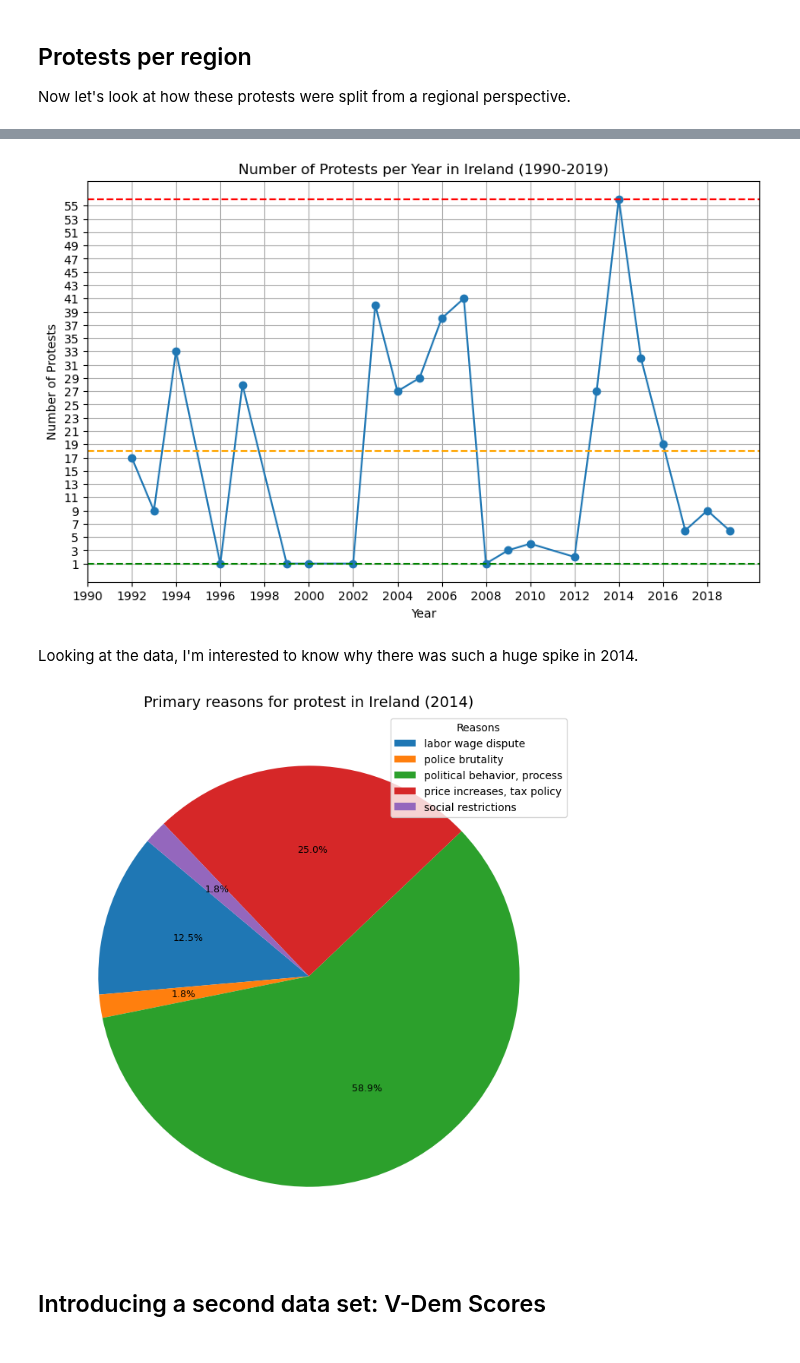
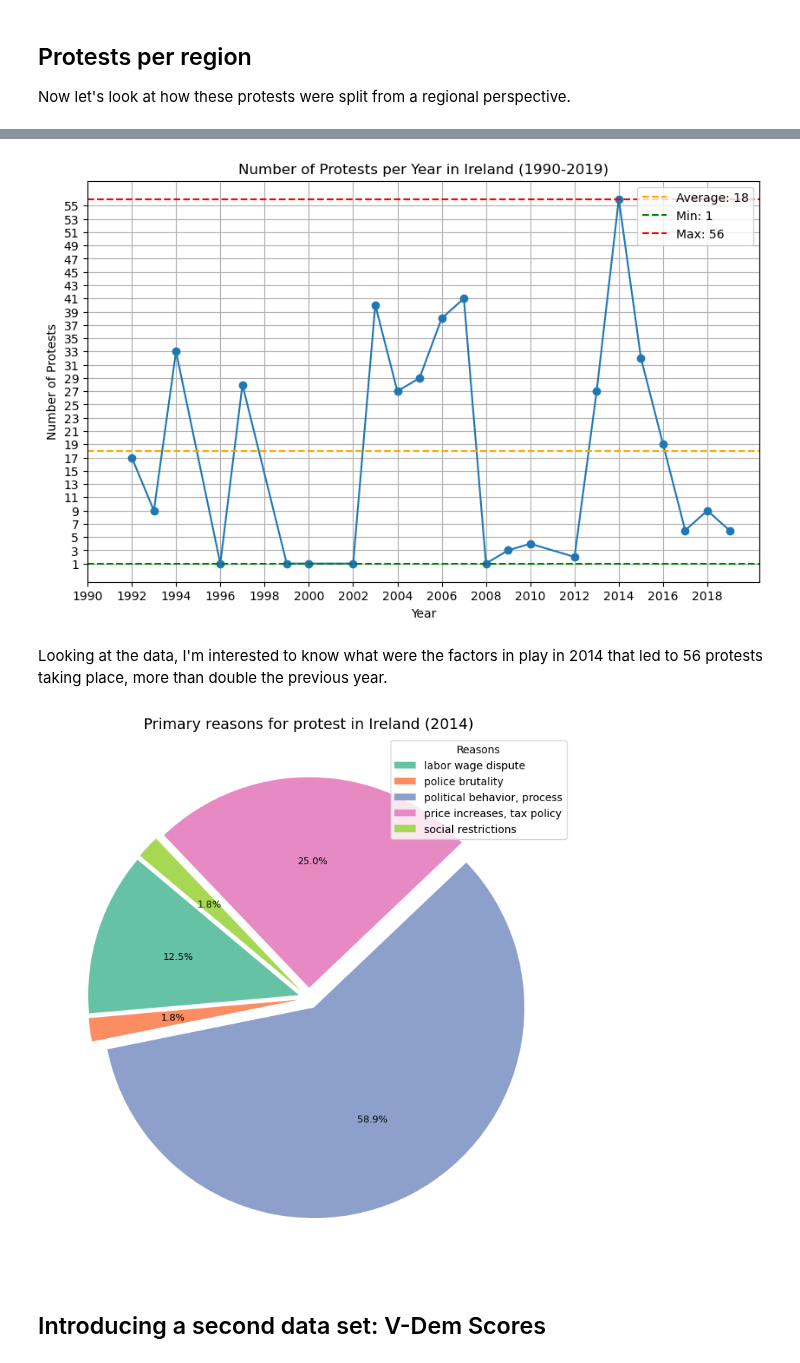
Before and after one commit to MylesHenehan/pfda, a Jupyter notebook: project/project.ipynb, the cells around one changed output, grey strips where cells are left out. Drawn from its saved outputs; the diff is of its cells as text; code cells hidden in the pictures.

```diff
--- a/project/project.ipynb
+++ b/project/project.ipynb
@@ -232,58 +225,55 @@ Let's now refine our analysis to look at Ireland and see if we can observe any t
 # %%
 massmob_ie = massmob_df[massmob_df['country'] == 'Ireland']
 yeargrouped_ie = massmob_ie.groupby('year')
-
-# Count the number of protests for each year
 protests_per_year_ie = yeargrouped_ie.size().reset_index(name='num_protests')
 
-# Calculate average, min, and max
 avg_ie = protests_per_year_ie['num_protests'].mean()
 min_ie = protests_per_year_ie['num_protests'].min()
 max_ie = protests_per_year_ie['num_protests'].max()
 
-# Plot protests per year
 plt.figure(figsize=(10, 6))
 plt.plot(protests_per_year_ie['year'], protests_per_year_ie['num_protests'], marker='o')
 plt.title('Number of Protests per Year in Ireland (1990-2019)')
 plt.xlabel('Year')
 plt.ylabel('Number of Protests')
 
-y_ticks = range(1, int(max_ie) + 1, 2)
+y_ticks = range(1, int(max_ie) + 1, 2) # The
 plt.yticks(y_ticks)
 x_ticks = range(1990, 2019, 2)
 plt.xticks(x_ticks)
 
-plt.axhline(y=avg_ie, color='orange', linestyle='--', label=f'Average: {avg_ie:.2f}')
+plt.axhline(y=avg_ie, color='orange', linestyle='--', label=f'Average: {avg_ie:.0f}')
 plt.axhline(y=min_ie, color='green', linestyle='--', label=f'Min: {min_ie}')
 plt.axhline(y=max_ie, color='red', linestyle='--', label=f'Max: {max_ie}')
 
 plt.grid()
+plt.legend()
 plt.show()
 # %% [output]
-[figure, old version]
+[figure, new version]
 # %% [markdown]
-Looking at the data, I'm interested to know why there was such a huge spike in 2014.
+Looking at the data, I'm interested to know what were the factors in play in 2014 that led to 56 protests taking place, more than double the previous year.
 # %%
 massmob_ie_2014 = massmob_ie[massmob_ie['year'] == 2014]
-
-# Group by Year and Primary Demand, and count the number of protests
 protestreasons_ie_2014 = massmob_ie_2014.groupby(['protesterdemand1']).size().reset_index(name='num_protests')
 
 # Plot pie chart
 plt.figure(figsize=(15, 9))
 wedges, texts, autotexts = plt.pie(
     protestreasons_ie_2014['num_protests'],
-    autopct='%1.1f%%',  # Display percentage with 1 decimal place
+    autopct='%1.1f%%',
      startangle=140,
-    textprops={'fontsize': 9}  # Adjust font size of labels and percentages
+    textprops={'fontsize': 9},
+    colors=sns.color_palette('Set2'),
+    explode=[0.05, 0.05, 0.05, 0.05, 0.05]
 )
-plt.title('Primary reasons for protest in Ireland (2014)', fontsize=14)  # Adjust title font size
+plt.title('Primary reasons for protest in Ireland (2014)', fontsize=14)
 
 # Add legend
-plt.legend(wedges, protestreasons_ie_2014['protesterdemand1'], title="Reasons", fontsize=10)  # Adjust legend font size
+plt.legend(wedges, protestreasons_ie_2014['protesterdemand1'], title="Reasons", fontsize=10)
 plt.show()
 # %% [output]
-[figure, old version]
+[figure, new version]
 # %% [markdown]
 ## Introducing a second data set: V-Dem Scores
 # %%
```
Also changed, not shown: parts of 20 cells of this notebook, 2 other files.
